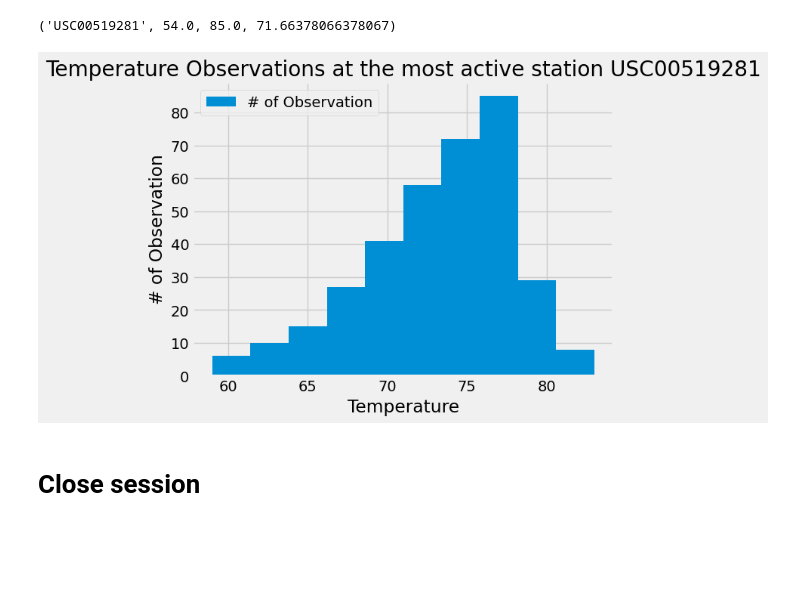
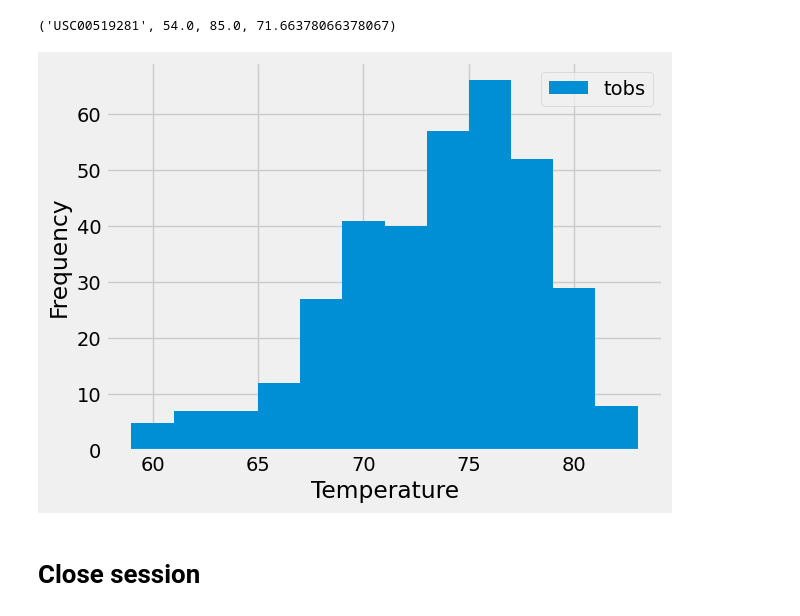
Before and after one commit to hasangokceoglu/sqlalchemy-challenge, a Jupyter notebook: Surfsup/climate_starter.ipynb, the cells around one changed output. Saved outputs shown, nothing was run; the diff lists cells and outputs as text; code cells hidden in the pictures; blank space fills up the shorter version.

```diff
--- a/Surfsup/climate_starter.ipynb
+++ b/Surfsup/climate_starter.ipynb
@@ -135,27 +134,26 @@ for station in active_df_details:
 # %%
 # Using the most active station id
 # Query the last 12 months of temperature observation data for this station and plot the results as a histogram
 temp_df = [Measurement.date,
        Measurement.tobs]
 temp_df_details= session.query(*temp_df).\
         filter(func.strftime(Measurement.date) >= start_date, Measurement.station == 'USC00519281').\
         group_by(Measurement.date).\
         order_by(Measurement.date).all()
 
 
 
 temp_df_detials_result = pd.DataFrame(temp_df_details, columns=['Measurement Date', 'Temperature'])
 temp_df_detials_result.head()
 
-plt.hist(temp_df_detials_result['Temperature'], label="# of Observation")
+plt.hist(temp_df_detials_result['Temperature'],bins=12, label="tobs")
 plt.xlabel("Temperature")
-plt.ylabel("# of Observation")
+plt.ylabel("Frequency")
 plt.legend()
-plt.title("Temperature Observations at the most active station USC00519281")
-plt.figsize=(9,6)
+plt.figsize=(7,5)
 plt.show()
 # %% [output]
-[figure, old version]
+[figure, new version]
 # %% [markdown]
 # Close session
 # %%
```
Also changed, not shown: parts of 1 cell of this notebook, 1 other file.
